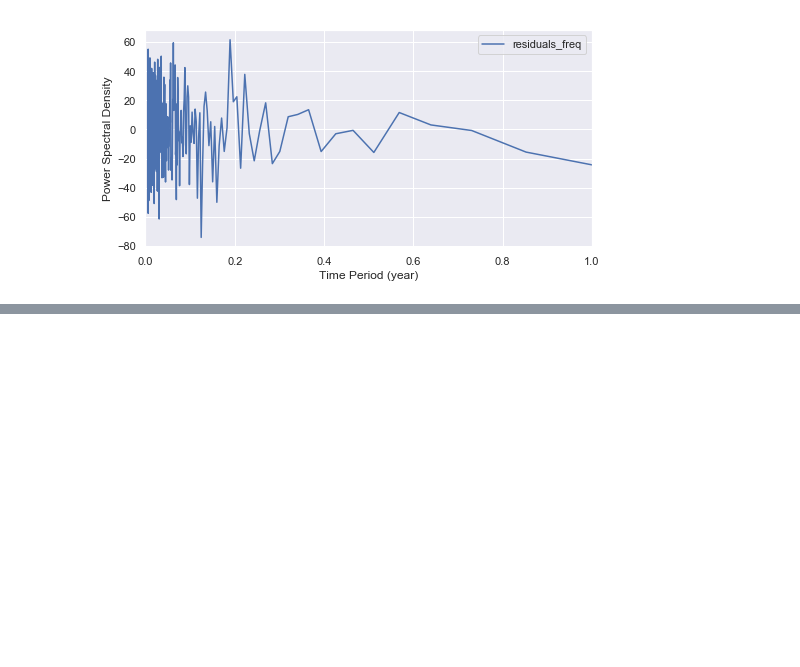
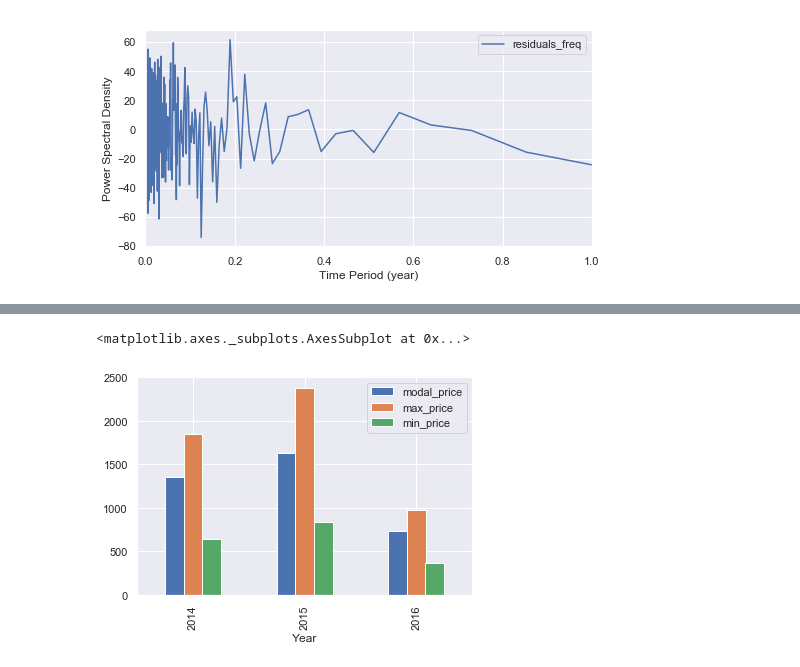
Before and after one commit to joshi-vipul/maharashtra_mandi, a Jupyter notebook: after_submission/exploring_onion_prices.ipynb, the cells around one changed output, grey strips where cells are left out. Drawn from its saved outputs; the diff is of its cells as text; code cells hidden in the pictures; blank space fills up the shorter version.

```diff
--- a/after_submission/exploring_onion_prices.ipynb
+++ b/after_submission/exploring_onion_prices.ipynb
@@ -281,0 +284,7 @@ plt.legend(['residuals_freq'])
+# %%
+onion_yearly = pd.pivot_table(onion.drop('date',axis=1),index='Year',aggfunc='mean')
+# %%
+onion_yearly[['modal_price','max_price','min_price']].plot.bar()
+# %% [output]
+<matplotlib.axes._subplots.AxesSubplot at 0x...>
+[figure, added]
```
Also changed, not shown: parts of 7 cells of this notebook, 2 other files.
